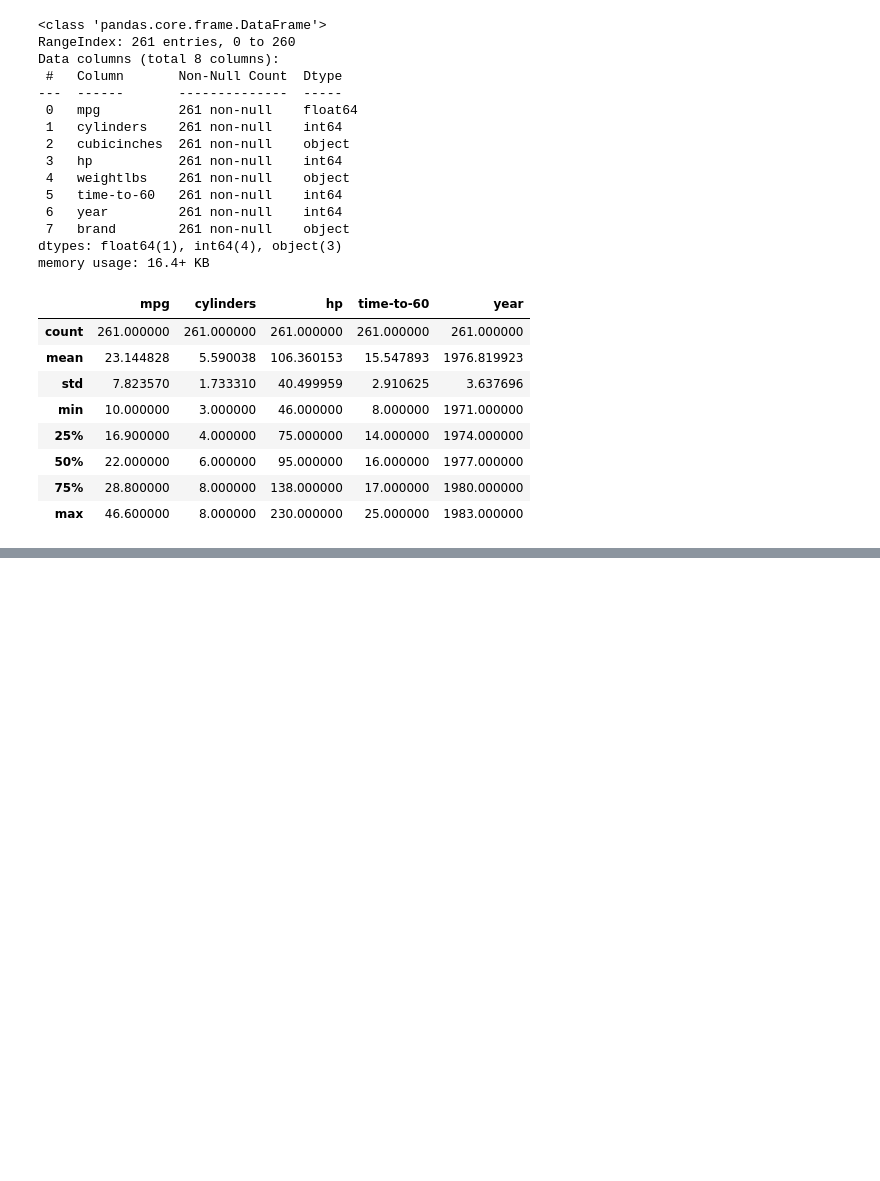
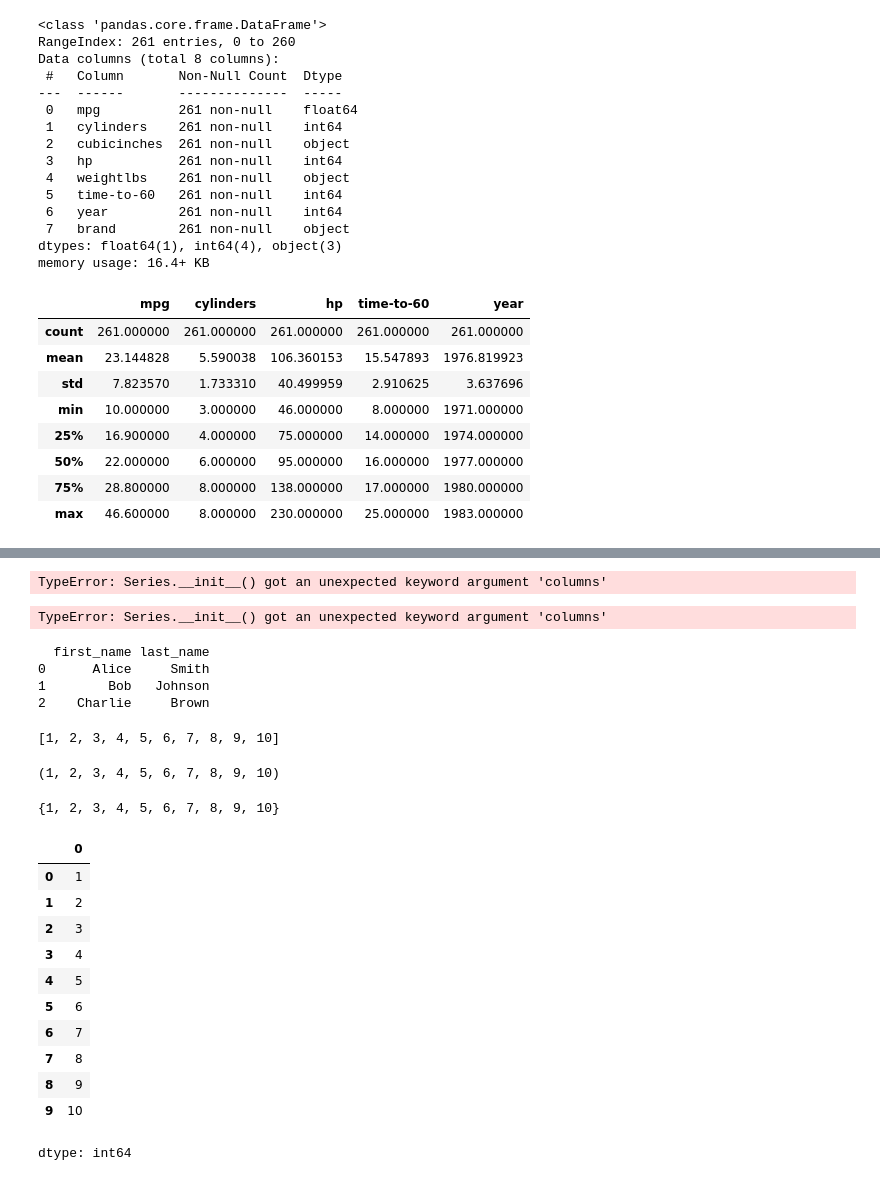
Before and after one commit to HarshaPriya03/PythonLearning, a Jupyter notebook: Pandas_18_01_2026.ipynb, the cells around one changed output, grey strips where cells are left out. Drawn from its saved outputs; the diff is of its cells as text; code cells hidden in the pictures; blank space fills up the shorter version.

```diff
--- a/Pandas_18_01_2026.ipynb
+++ b/Pandas_18_01_2026.ipynb
@@ -652,0 +713,23 @@ df.describe()
+# %%
+dicti={"first_name":"key","last_name":"values"}
+
+dict_se=pd.Series([dicti],columns=["hi","hello"])
+dict_se
+# %% [output]
+TypeError: Series.__init__() got an unexpected keyword argument 'columns'
+# %%
+import pandas as pd
+
+# 1. Create the dictionary
+people_dict = {
+    "Alice": "Smith",
+    "Bob": "Johnson",
+    "Charlie": "Brown"
+}
+
+# 2. Convert to a Pandas Series
+people_series = pd.Series(list(people_dict),columns=["first_name","last_name"])
+
+print(people_series)
+# %% [output]
+TypeError: Series.__init__() got an unexpected keyword argument 'columns'
@@ -652,0 +738,14 @@ df.describe()
+# %%
+import pandas as pd
+
+people_dict = {"Alice": "Smith", "Bob": "Johnson", "Charlie": "Brown"}
+
+# Convert dict items to a list and create a DataFrame
+df = pd.DataFrame(list(people_dict.items()), columns=["first_name", "last_name"])
+
+print(df)
+# %% [output]
+  first_name last_name
+0      Alice     Smith
+1        Bob   Johnson
+2    Charlie     Brown
@@ -652,0 +758,18 @@ df.describe()
+# %%
+serie = pd.Series(range(1,11))
+serie
+
+listt=serie.tolist()
+listt
+# %% [output]
+[1, 2, 3, 4, 5, 6, 7, 8, 9, 10]
+# %%
+tuplee=tuple(serie)
+tuplee
+# %% [output]
+(1, 2, 3, 4, 5, 6, 7, 8, 9, 10)
+# %%
+sett=set(serie)
+sett
+# %% [output]
+{1, 2, 3, 4, 5, 6, 7, 8, 9, 10}
@@ -652,0 +783,16 @@ df.describe()
+# %%
+sample= pd.Series(range(1,11))
+sample
+# %% [output]
+|  | 0 |
+| 0 | 1 |
+| 1 | 2 |
+| 2 | 3 |
+| 3 | 4 |
+| 4 | 5 |
+| 5 | 6 |
+| 6 | 7 |
+| 7 | 8 |
+| 8 | 9 |
+| 9 | 10 |
+dtype: int64
```
Also changed, not shown: parts of 21 cells of this notebook.
